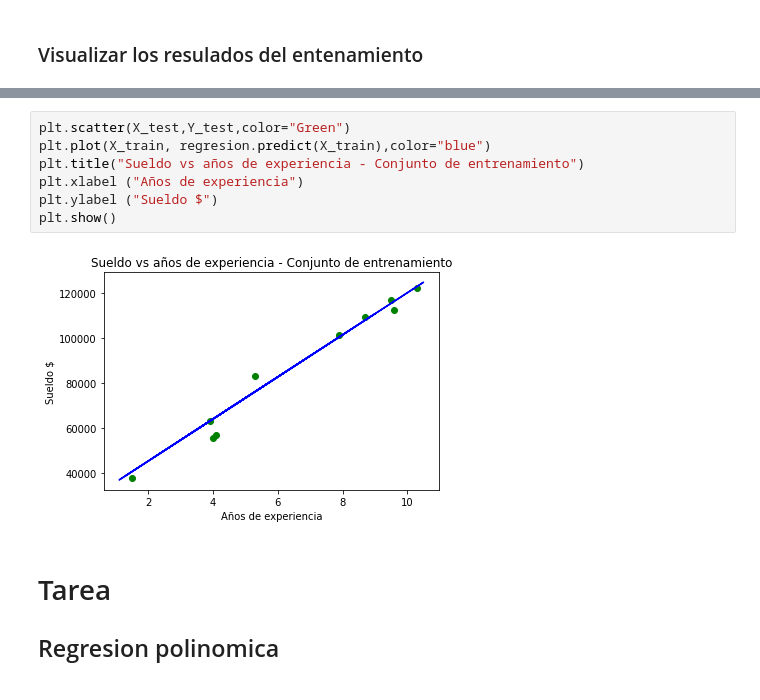
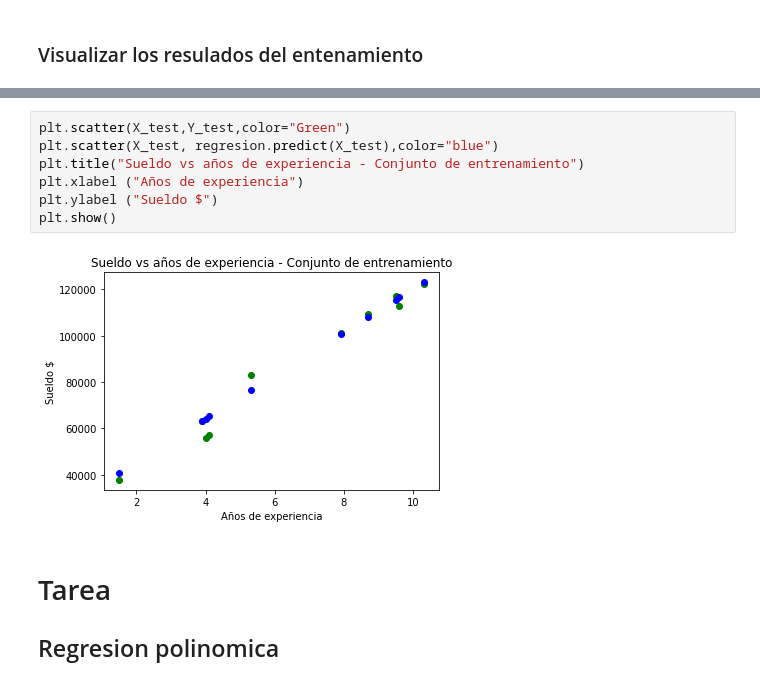
Before and after one commit to JuanFelipe18/CIS, a Jupyter notebook: Clase_2.ipynb, the cells around one changed output, grey strips where cells are left out. Saved outputs shown, nothing was run; the diff lists cells and outputs as text.

```diff
--- a/Clase_2.ipynb
+++ b/Clase_2.ipynb
@@ -87,13 +118,13 @@ plt.show()
 [figure]
 # %%
 plt.scatter(X_test,Y_test,color="Green")
-plt.plot(X_train, regresion.predict(X_train),color="blue")
+plt.scatter(X_test, regresion.predict(X_test),color="blue")
 plt.title("Sueldo vs años de experiencia - Conjunto de entrenamiento")
 plt.xlabel ("Años de experiencia")
 plt.ylabel ("Sueldo $")
 plt.show()
 # %% [output]
-[figure, old version]
+[figure, new version]
 # %% [markdown]
 # Tarea
 ## Regresion polinomica
```
Also changed, not shown: parts of 6 cells of this notebook.
